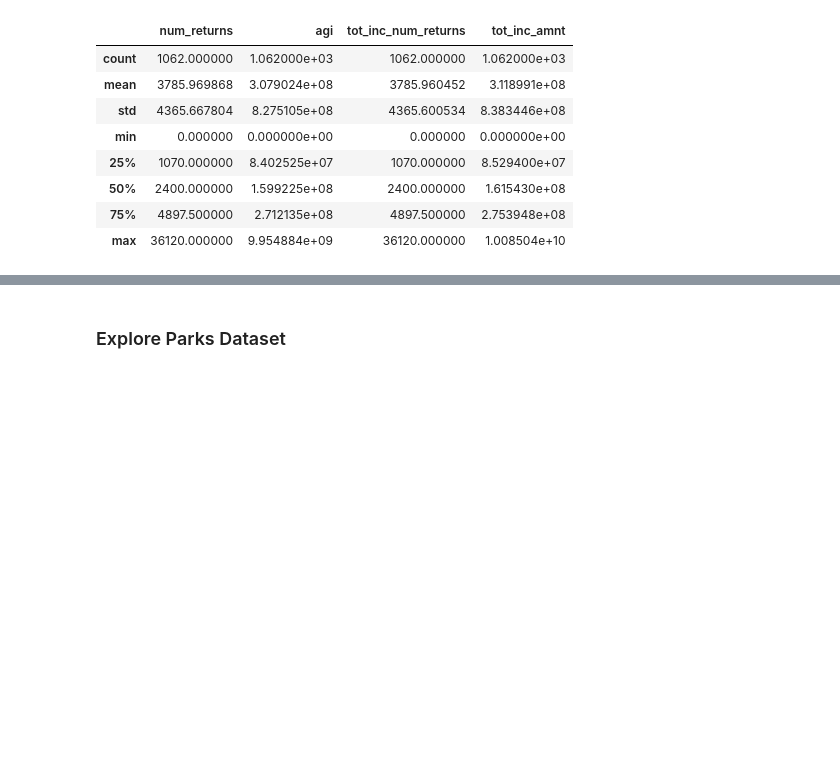
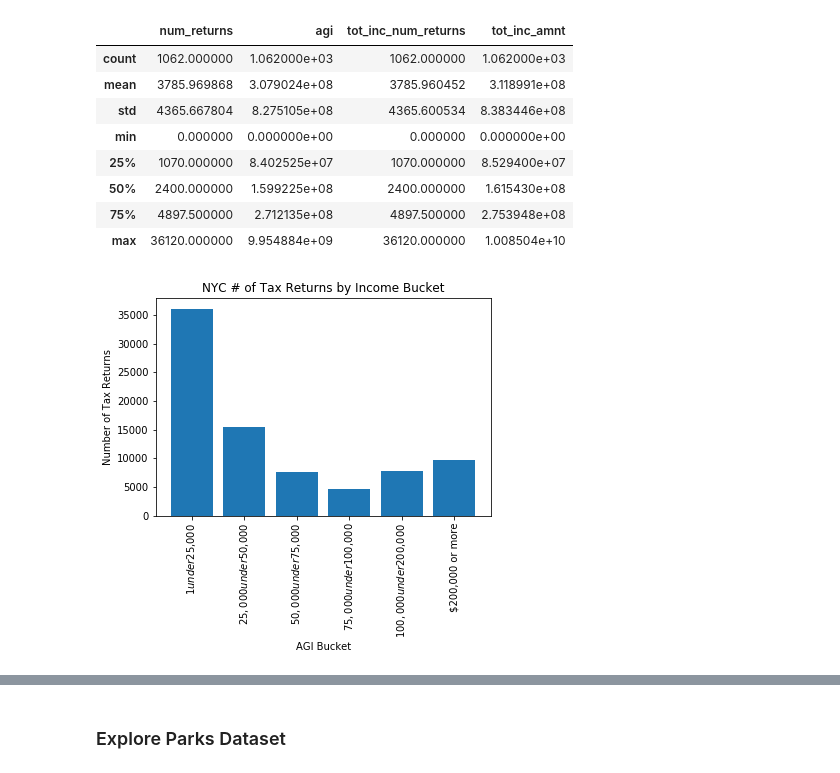
Before and after one commit to as6140/nyc_playgrounds_income, a Jupyter notebook: exploratory_data_analysis.ipynb, the cells around one changed output, grey strips where cells are left out. Drawn from its saved outputs; the diff is of its cells as text; code cells hidden in the pictures; blank space fills up the shorter version.

```diff
--- a/exploratory_data_analysis.ipynb
+++ b/exploratory_data_analysis.ipynb
@@ -153,3 +155,11 @@ income_df.describe()
 | 50% | 2400.000000 | 1.599225e+08 | 2400.000000 | 1.615430e+08 |
 | 75% | 4897.500000 | 2.712135e+08 | 4897.500000 | 2.753948e+08 |
 | max | 36120.000000 | 9.954884e+09 | 36120.000000 | 1.008504e+10 |
+# %%
+plt.bar(income_df['agi_bucket'],income_df['tot_inc_num_returns'])
+plt.xticks(rotation='vertical')
+plt.xlabel('AGI Bucket')
+plt.ylabel('Number of Tax Returns')
+plt.title('NYC # of Tax Returns by Income Bucket');
+# %% [output]
+[figure, added]
```
Also changed, not shown: parts of 45 cells of this notebook.
